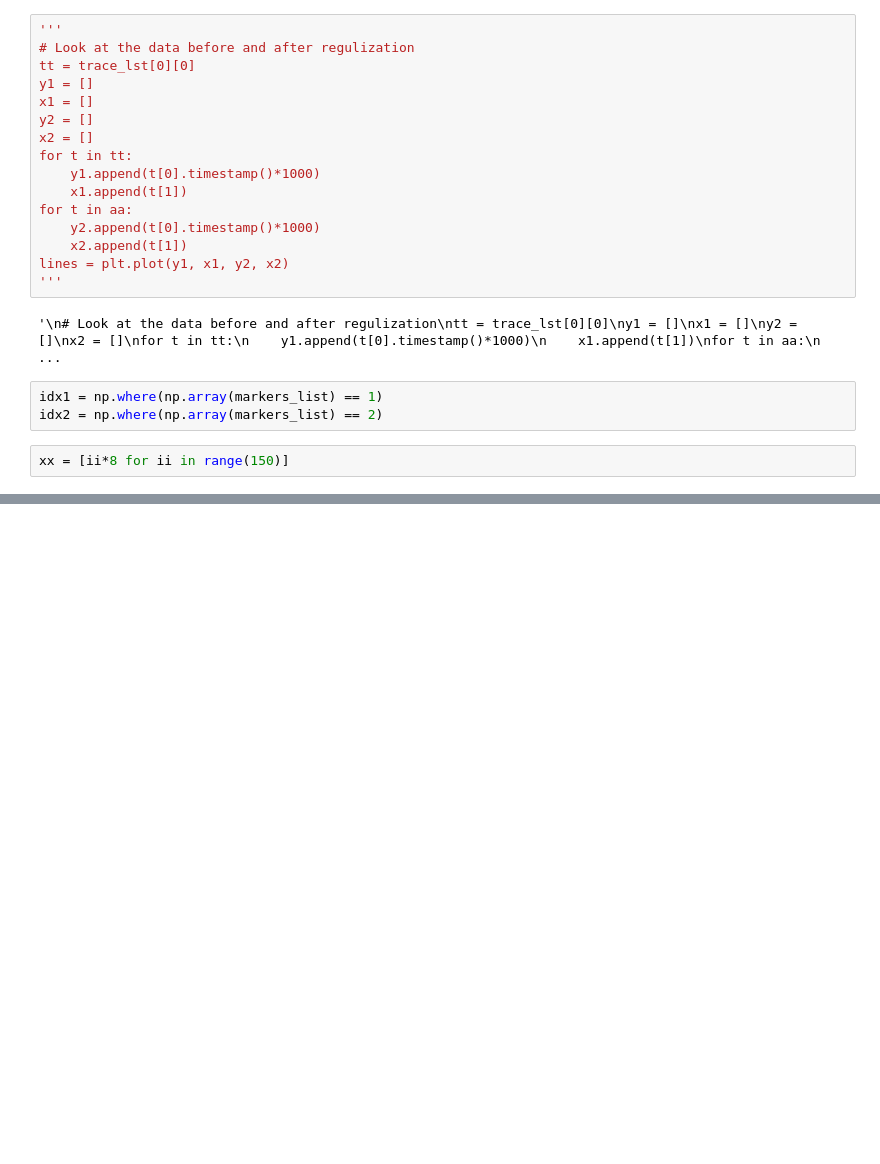
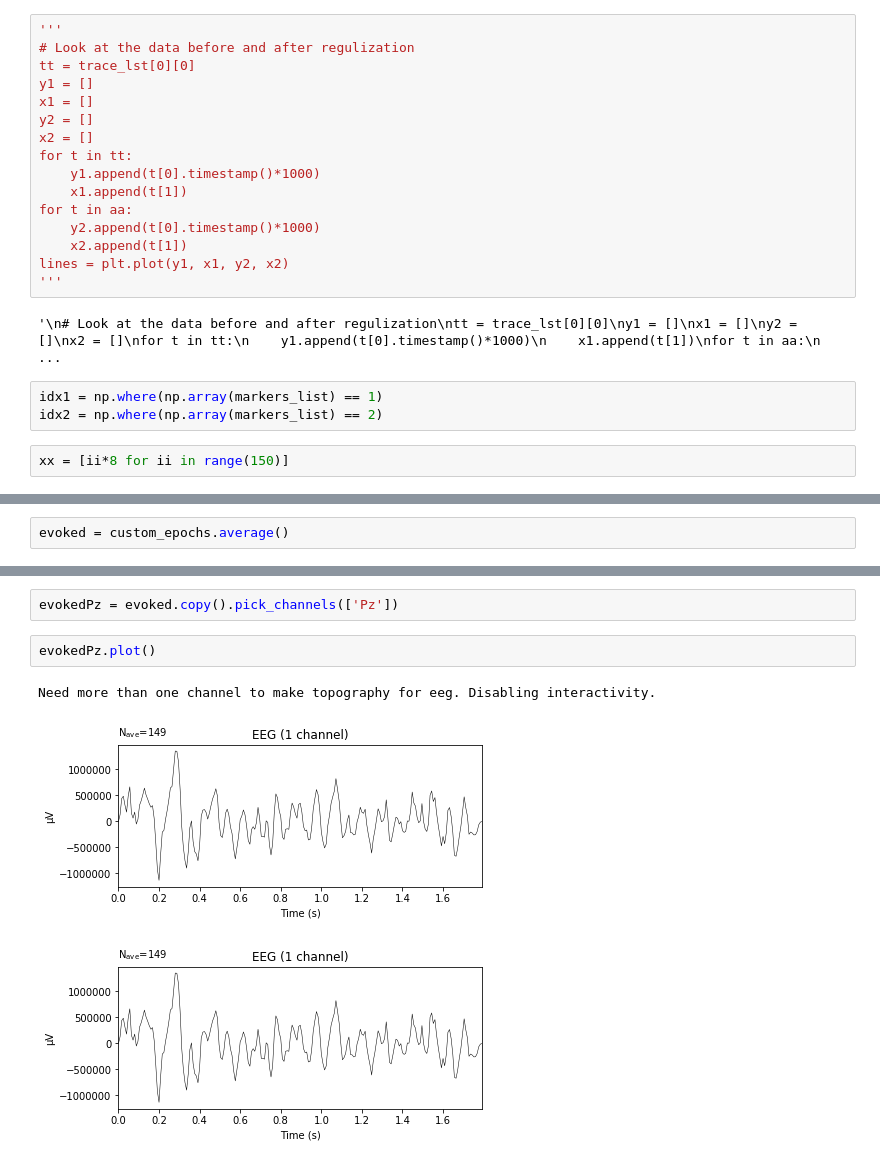
Before and after one commit to sari-saba-sadiya/cognitive-experiments-with-openbci-and-lsl, a Jupyter notebook: analysis/analyze_P300.ipynb, the cells around one changed output, grey strips where cells are left out. Cells and saved outputs as stored; diff of their text form; blank space fills up the shorter version.

```diff
--- a/analysis/analyze_P300.ipynb
+++ b/analysis/analyze_P300.ipynb
@@ -127,0 +204,2 @@ for ii,el in enumerate(el_list):
+# %%
+evoked = custom_epochs.average()
@@ -127,0 +210,8 @@ for ii,el in enumerate(el_list):
+# %%
+evokedPz = evoked.copy().pick_channels(['Pz'])
+# %%
+evokedPz.plot()
+# %% [output]
+Need more than one channel to make topography for eeg. Disabling interactivity.
+[figure, added]
+[figure, added]
```
Also changed, not shown: parts of 21 cells of this notebook.
